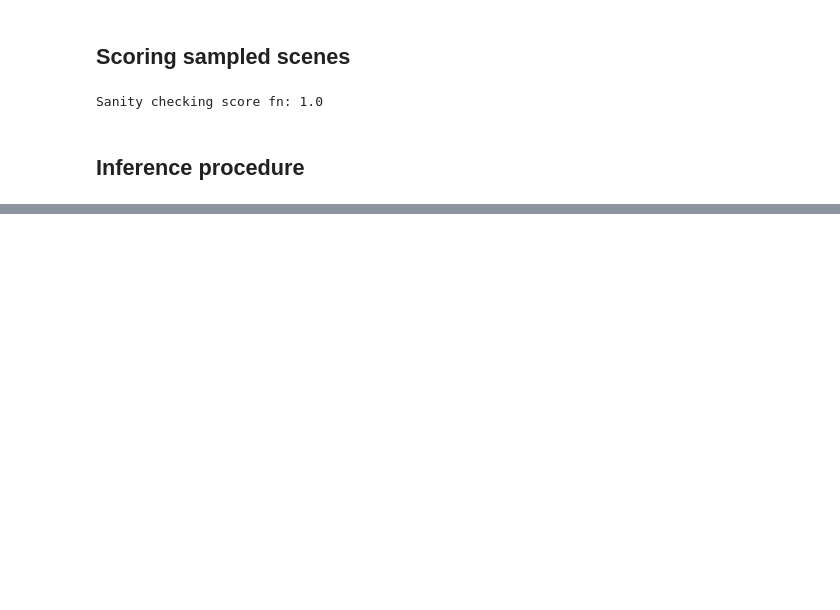
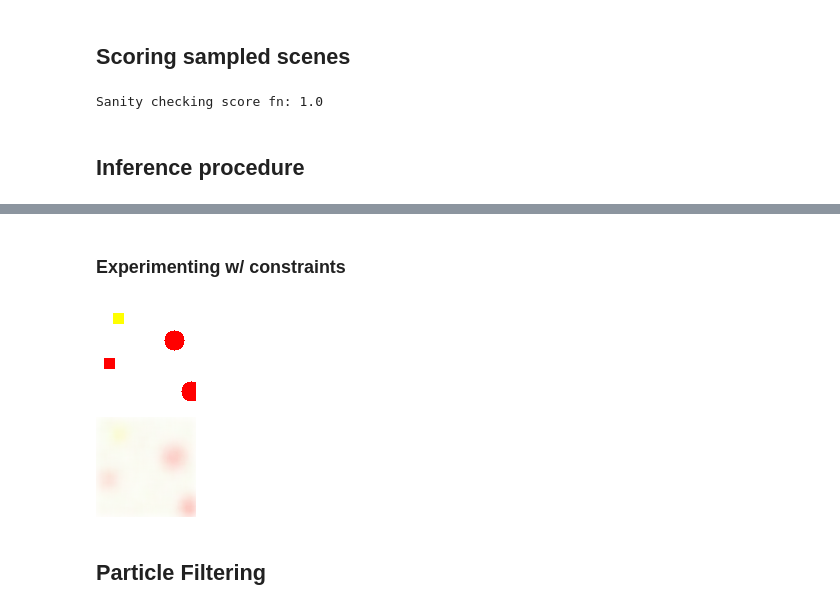
Before and after one commit to zankner/PerceptToWorldModel, a Jupyter notebook: ppl/explore-generative.ipynb, the cells around one changed output, grey strips where cells are left out. Cells and saved outputs as stored; diff of their text form; code cells hidden in the pictures; blank space fills up the shorter version.

```diff
--- a/ppl/explore-generative.ipynb
+++ b/ppl/explore-generative.ipynb
@@ -211,0 +218,21 @@ weight
+# %% [markdown]
+### Experimenting w/ constraints
+# %%
+obs_trace = simulate(scene, ())
+obs = render_trace(obs_trace)
+obs_n_objects = obs_trace[:n_objects]
+
+constraints = Gen.choicemap()
+constraints[:obs] = obs
+constraints[:latents => :n_objects] = obs_n_objects
+traces, weights = do_inference(render_model, constraints, 10000);
+# %%
+to_display_img(obs)
+# %% [output]
+[figure, added]
+# %%
+to_display_img(render_samples(traces, weights))
+# %% [output]
+[figure, added]
+# %% [markdown]
+## Particle Filtering
```
Also changed, not shown: parts of 20 cells of this notebook.
